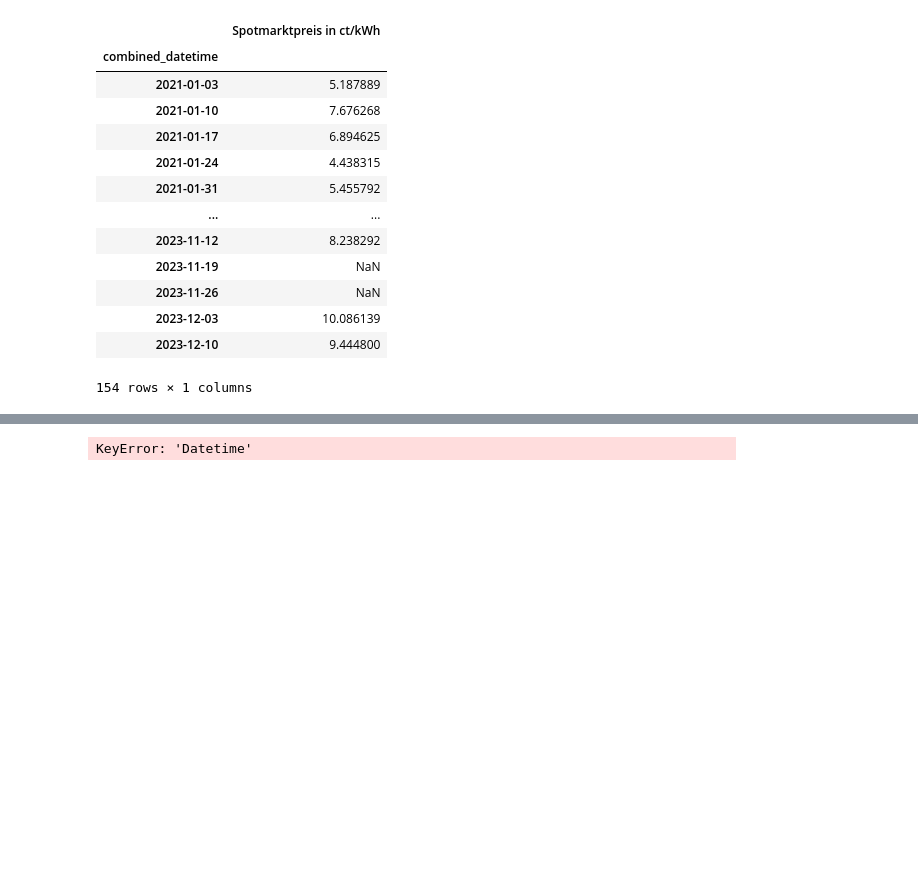
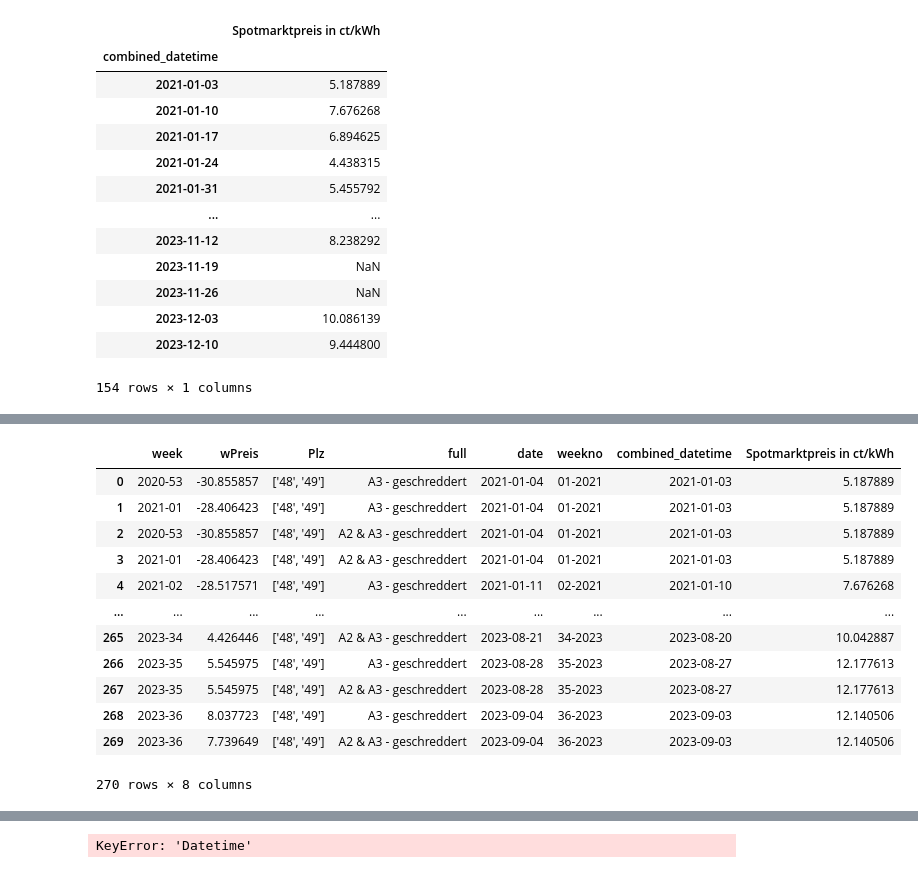
Before and after one commit to surajkarak/KIPA_DigiTrans, a Jupyter notebook: KIPA Project_DigiTrans.ipynb, the cells around one changed output, grey strips where cells are left out. Cells and saved outputs as stored; diff of their text form; code cells hidden in the pictures; blank space fills up the shorter version.

Commit message:
ELECTRICITY

```diff
--- a/KIPA Project_DigiTrans.ipynb
+++ b/KIPA Project_DigiTrans.ipynb
@@ -447,0 +445,2 @@ KeyError: "['combined_datetime'] not in index"
+# %%
+weekly_avg.reset_index(inplace=True)
@@ -447,0 +480,4 @@ KeyError: "['combined_datetime'] not in index"
+# %%
+# Create a new column 'week' representing the week number
+TS5['weekno'] = TS5['date'].dt.strftime('%U-%Y')  # Format: WeekNumber-Year
+TS5
@@ -447,0 +518,4 @@ KeyError: "['combined_datetime'] not in index"
+# %%
+# Create a new column 'week' representing the week number
+weekly_avg['weekno'] = weekly_avg['combined_datetime'].dt.strftime('%U-%Y')  # Format: WeekNumber-Year
+weekly_avg
@@ -447,0 +536,18 @@ KeyError: "['combined_datetime'] not in index"
+# %%
+# Merge 'TS5' and 'elec' based on the 'week' column
+combined_elect = pd.merge(TS5, weekly_avg, on='weekno', how='inner')
+combined_elect
+# %% [output]
+|  | week | wPreis | Plz | full | date | weekno | combined_datetime | Spotmarktpreis in ct/kWh |
+| 0 | 2020-53 | -30.855857 | ['48', '49'] | A3 - geschreddert | 2021-01-04 | 01-2021 | 2021-01-03 | 5.187889 |
+| 1 | 2021-01 | -28.406423 | ['48', '49'] | A3 - geschreddert | 2021-01-04 | 01-2021 | 2021-01-03 | 5.187889 |
+| 2 | 2020-53 | -30.855857 | ['48', '49'] | A2 & A3 - geschreddert | 2021-01-04 | 01-2021 | 2021-01-03 | 5.187889 |
+| 3 | 2021-01 | -28.406423 | ['48', '49'] | A2 & A3 - geschreddert | 2021-01-04 | 01-2021 | 2021-01-03 | 5.187889 |
+| 4 | 2021-02 | -28.517571 | ['48', '49'] | A3 - geschreddert | 2021-01-11 | 02-2021 | 2021-01-10 | 7.676268 |
+| ... | ... | ... | ... | ... | ... | ... | ... | ... |
+| 265 | 2023-34 | 4.426446 | ['48', '49'] | A2 & A3 - geschreddert | 2023-08-21 | 34-2023 | 2023-08-20 | 10.042887 |
+| 266 | 2023-35 | 5.545975 | ['48', '49'] | A3 - geschreddert | 2023-08-28 | 35-2023 | 2023-08-27 | 12.177613 |
+| 267 | 2023-35 | 5.545975 | ['48', '49'] | A2 & A3 - geschreddert | 2023-08-28 | 35-2023 | 2023-08-27 | 12.177613 |
+| 268 | 2023-36 | 8.037723 | ['48', '49'] | A3 - geschreddert | 2023-09-04 | 36-2023 | 2023-09-03 | 12.140506 |
+| 269 | 2023-36 | 7.739649 | ['48', '49'] | A2 & A3 - geschreddert | 2023-09-04 | 36-2023 | 2023-09-03 | 12.140506 |
+270 rows × 8 columns
```
Also changed, not shown: parts of 21 cells of this notebook.
